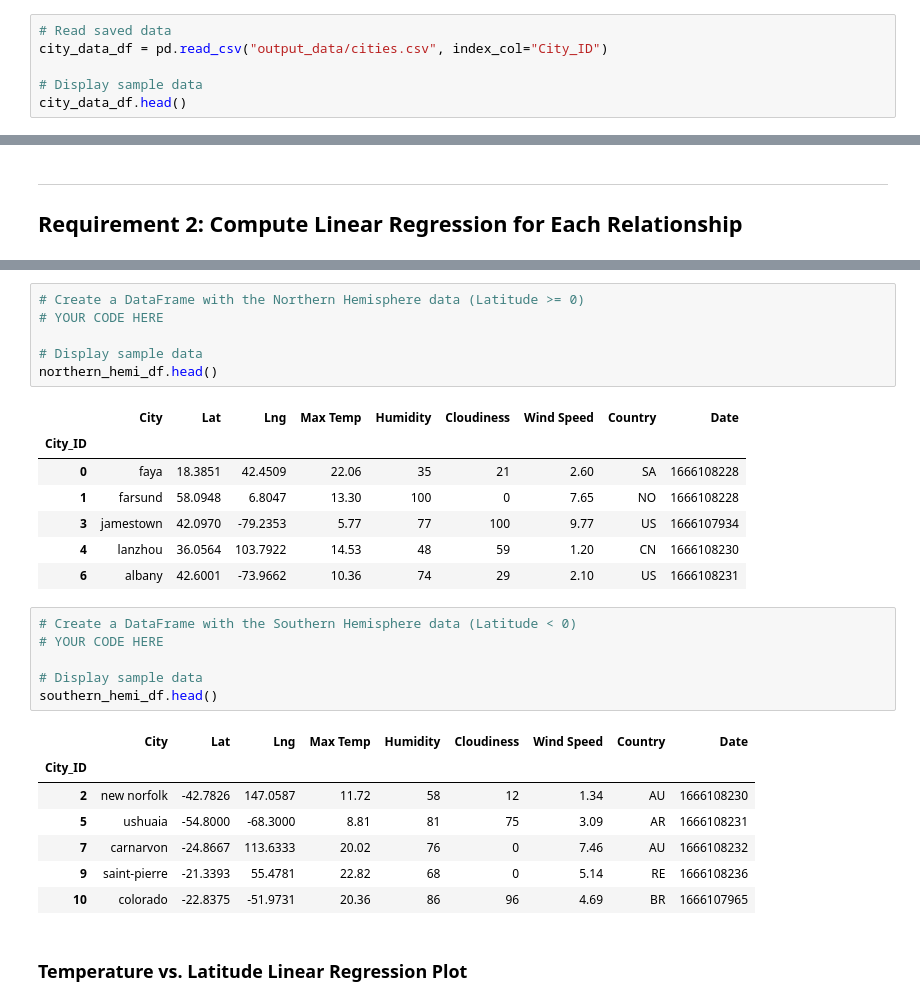
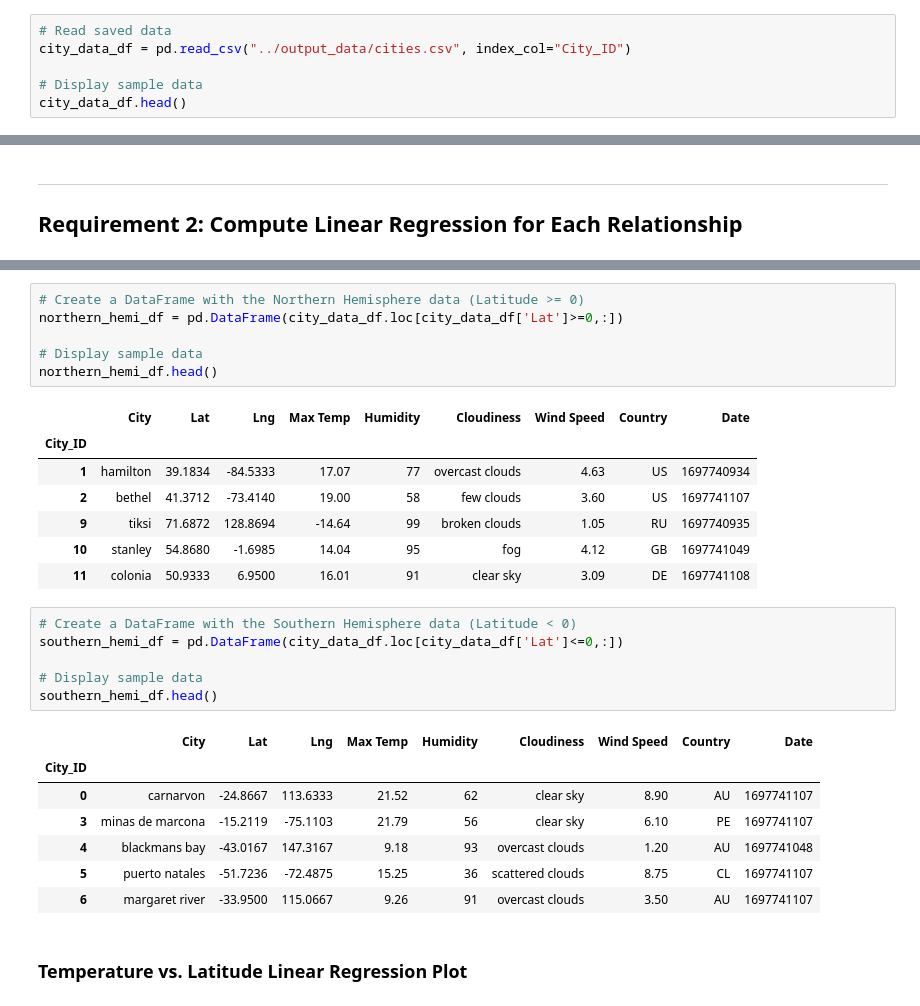
Before and after one commit to qudsia99/python-api-challenge, a Jupyter notebook: api_assignment/weatherPy/WeatherPy.ipynb, the cells around one changed output, grey strips where cells are left out. Drawn from its saved outputs; the diff is of its cells as text.

```diff
--- a/api_assignment/weatherPy/WeatherPy.ipynb
+++ b/api_assignment/weatherPy/WeatherPy.ipynb
@@ -172,6 +235,6 @@ city_data_df.to_csv("output_data/cities.csv", index_label="City_ID")
 # %%
 # Read saved data
-city_data_df = pd.read_csv("output_data/cities.csv", index_col="City_ID")
+city_data_df = pd.read_csv("../output_data/cities.csv", index_col="City_ID")
 
 # Display sample data
 city_data_df.head()
@@ -259,30 +358,30 @@ plt.show()
 # %%
 # Create a DataFrame with the Northern Hemisphere data (Latitude >= 0)
-# YOUR CODE HERE
+northern_hemi_df = pd.DataFrame(city_data_df.loc[city_data_df['Lat']>=0,:])
 
 # Display sample data
 northern_hemi_df.head()
 # %% [output]
 |  | City | Lat | Lng | Max Temp | Humidity | Cloudiness | Wind Speed | Country | Date |
 | City_ID |  |  |  |  |  |  |  |  |  |
-| 0 | faya | 18.3851 | 42.4509 | 22.06 | 35 | 21 | 2.60 | SA | 1666108228 |
-| 1 | farsund | 58.0948 | 6.8047 | 13.30 | 100 | 0 | 7.65 | NO | 1666108228 |
-| 3 | jamestown | 42.0970 | -79.2353 | 5.77 | 77 | 100 | 9.77 | US | 1666107934 |
-| 4 | lanzhou | 36.0564 | 103.7922 | 14.53 | 48 | 59 | 1.20 | CN | 1666108230 |
-| 6 | albany | 42.6001 | -73.9662 | 10.36 | 74 | 29 | 2.10 | US | 1666108231 |
+| 1 | hamilton | 39.1834 | -84.5333 | 17.07 | 77 | overcast clouds | 4.63 | US | 1697740934 |
+| 2 | bethel | 41.3712 | -73.4140 | 19.00 | 58 | few clouds | 3.60 | US | 1697741107 |
+| 9 | tiksi | 71.6872 | 128.8694 | -14.64 | 99 | broken clouds | 1.05 | RU | 1697740935 |
+| 10 | stanley | 54.8680 | -1.6985 | 14.04 | 95 | fog | 4.12 | GB | 1697741049 |
+| 11 | colonia | 50.9333 | 6.9500 | 16.01 | 91 | clear sky | 3.09 | DE | 1697741108 |
 # %%
 # Create a DataFrame with the Southern Hemisphere data (Latitude < 0)
-# YOUR CODE HERE
+southern_hemi_df = pd.DataFrame(city_data_df.loc[city_data_df['Lat']<=0,:])
 
 # Display sample data
 southern_hemi_df.head()
 # %% [output]
 |  | City | Lat | Lng | Max Temp | Humidity | Cloudiness | Wind Speed | Country | Date |
 | City_ID |  |  |  |  |  |  |  |  |  |
-| 2 | new norfolk | -42.7826 | 147.0587 | 11.72 | 58 | 12 | 1.34 | AU | 1666108230 |
-| 5 | ushuaia | -54.8000 | -68.3000 | 8.81 | 81 | 75 | 3.09 | AR | 1666108231 |
-| 7 | carnarvon | -24.8667 | 113.6333 | 20.02 | 76 | 0 | 7.46 | AU | 1666108232 |
-| 9 | saint-pierre | -21.3393 | 55.4781 | 22.82 | 68 | 0 | 5.14 | RE | 1666108236 |
-| 10 | colorado | -22.8375 | -51.9731 | 20.36 | 86 | 96 | 4.69 | BR | 1666107965 |
+| 0 | carnarvon | -24.8667 | 113.6333 | 21.52 | 62 | clear sky | 8.90 | AU | 1697741107 |
+| 3 | minas de marcona | -15.2119 | -75.1103 | 21.79 | 56 | clear sky | 6.10 | PE | 1697741107 |
+| 4 | blackmans bay | -43.0167 | 147.3167 | 9.18 | 93 | overcast clouds | 1.20 | AU | 1697741048 |
+| 5 | puerto natales | -51.7236 | -72.4875 | 15.25 | 36 | scattered clouds | 8.75 | CL | 1697741107 |
+| 6 | margaret river | -33.9500 | 115.0667 | 9.26 | 91 | overcast clouds | 3.50 | AU | 1697741107 |
 # %% [markdown]
 ###  Temperature vs. Latitude Linear Regression Plot
```
Also changed, not shown: parts of 31 cells of this notebook, 1 other file.
